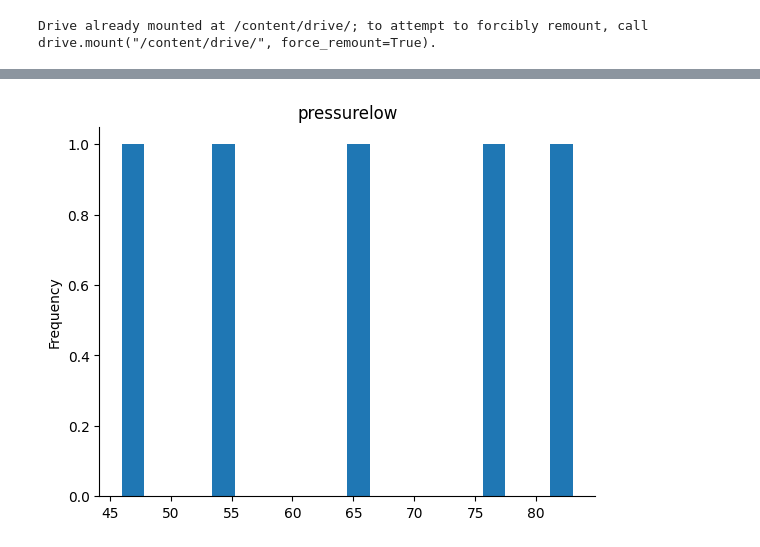
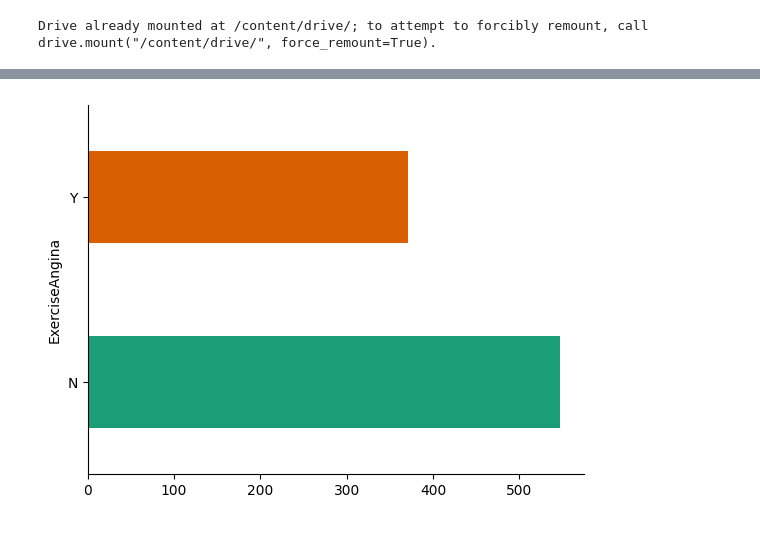
Before and after one commit to Elkin77/heart-disease-classification, a Jupyter notebook: Heart_Disease_Classification.ipynb, the cells around one changed output, grey strips where cells are left out. Drawn from its saved outputs; the diff is of its cells as text; code cells hidden in the pictures.

```diff
--- a/Heart_Disease_Classification.ipynb
+++ b/Heart_Disease_Classification.ipynb
@@ -32,4 +32,4 @@ zip_ref = zipfile.ZipFile(path, 'r')
 zip_ref.extractall("/tmp/dataset_model_1/")
 zip_ref.close()
 # %%
-dataset = pd.read_csv("/tmp/dataset_model_1/Heart Attack.csv")
+df = pd.read_csv("/tmp/dataset_model_1/heart.csv")
@@ -74,6 +140,9 @@ plt.gca().spines[['top', 'right',]].set_visible(False)
 # %%
+# @title ExerciseAngina
+
 from matplotlib import pyplot as plt
-_df_3['pressurelow'].plot(kind='hist', bins=20, title='pressurelow')
+import seaborn as sns
+df.groupby('ExerciseAngina').size().plot(kind='barh', color=sns.palettes.mpl_palette('Dark2'))
 plt.gca().spines[['top', 'right',]].set_visible(False)
 # %% [output]
-[figure, old version]
+[figure, new version]
```
Also changed, not shown: parts of 17 cells of this notebook.
